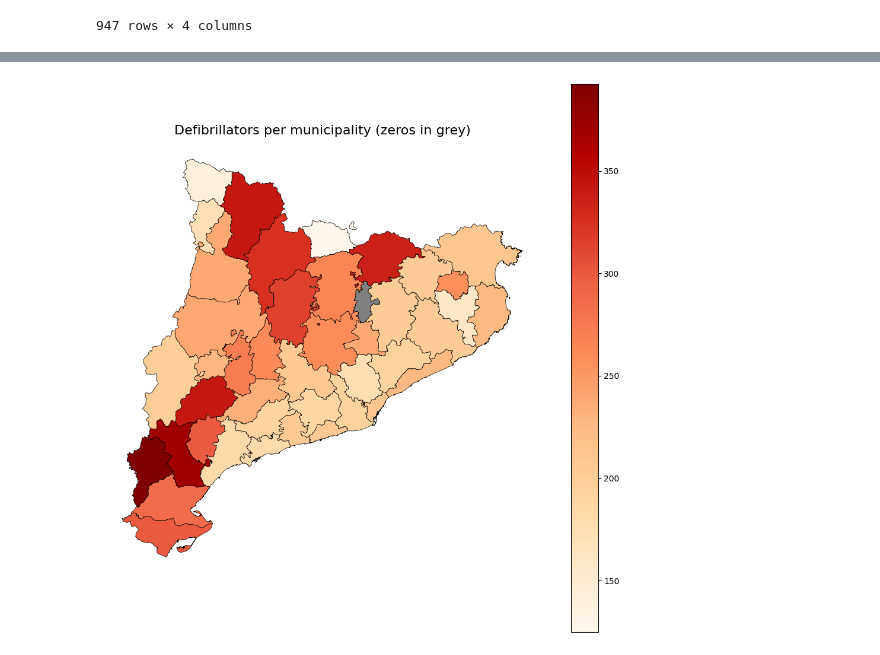
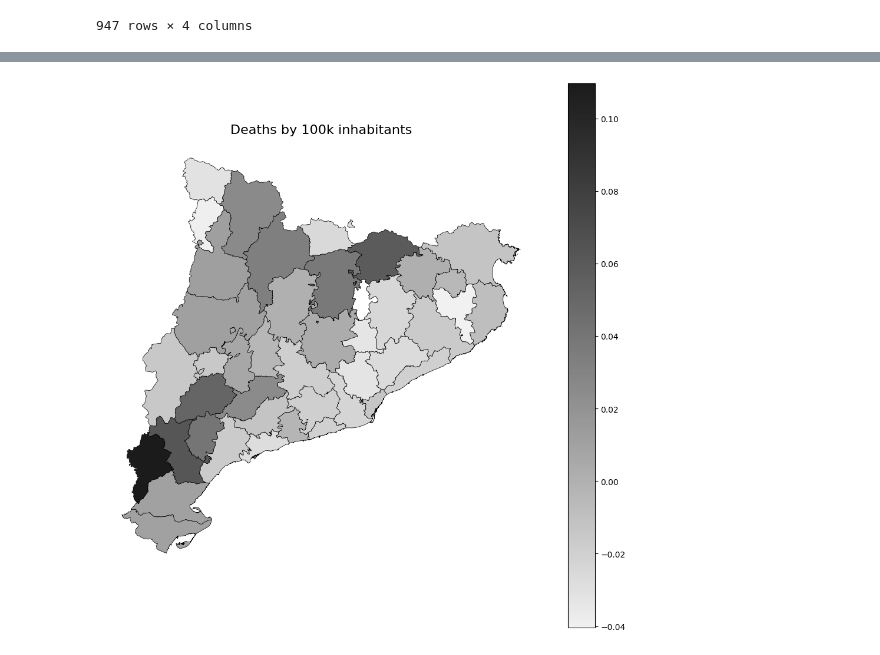
Before and after one commit to alexdeharo269/CatDef, a Jupyter notebook: jan/Mortality_analysis.ipynb, the cells around one changed output, grey strips where cells are left out. Cells and saved outputs as stored; diff of their text form; code cells hidden in the pictures.

```diff
--- a/jan/Mortality_analysis.ipynb
+++ b/jan/Mortality_analysis.ipynb
@@ -296,33 +282,48 @@ df_comarques
 # %%
-df_comarques = gpd.GeoDataFrame(df_comarques, geometry='geometry')
-df_comarques = df_comarques.fillna(0)
+import colorcet as cc
 
-zeros = df_comarques['Total rel'] == 0
+df_plot = df_mort_com_men.copy()
+
+
+zeros = df_plot['Total rel'] == 0.0
 non_zeros = ~zeros
+# Compute mean of non-zero values
+mean = df_plot.loc[~zeros, 'Total rel'].mean()
+
+# Center non-zero values
+df_plot['Total rel centered'] = 0.0  # initialize
+df_plot.loc[~zeros, 'Total rel centered'] = df_plot.loc[~zeros, 'Total rel'] - mean
+
+# Normalize
+norm_factor = df_plot['Total rel centered'].abs().sum()
+df_plot['Total rel norm'] = 0.0
+if norm_factor != 0.0:
+    df_plot.loc[~zeros, 'Total rel norm'] = df_plot.loc[~zeros, 'Total rel centered'] / norm_factor
+
 
 fig, ax = plt.subplots(figsize=(12, 12))
 
 # Plot non-zero municipalities
-df_comarques[non_zeros].plot(
-    column='Total rel',
-    cmap='OrRd',       # color map for positive values
+df_plot[non_zeros].plot(
+    column='Total rel norm',
+    cmap=cc.cm["dimgray_r"],       # color map for positive values
     legend=True,
     ax=ax,
     edgecolor='black',
     linewidth=0.5
 )
 
 # Plot zeros in grey on top
-df_comarques[zeros].plot(
-    color='grey',
+df_plot[zeros].plot(
+    color='white',
     ax=ax,
     edgecolor='black',
     linewidth=0.5
 )
 
-ax.set_title('Defibrillators per municipality (zeros in grey)', fontsize=16)
+ax.set_title('Deaths by 100k inhabitants', fontsize=16)
 ax.axis('off')
 plt.show()
 # %% [output]
-[figure, old version]
+[figure, new version]
 # %%
```
Also changed, not shown: parts of 10 cells of this notebook, 8 other files.
